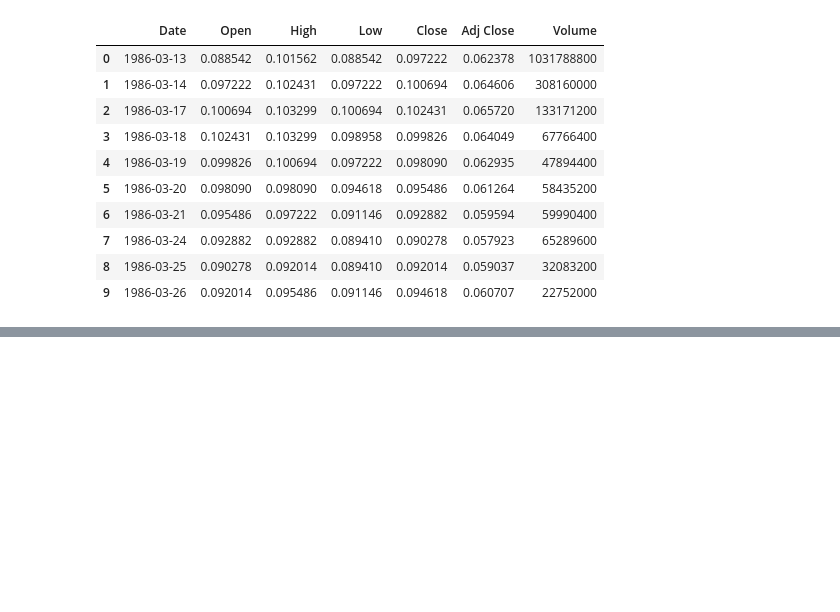
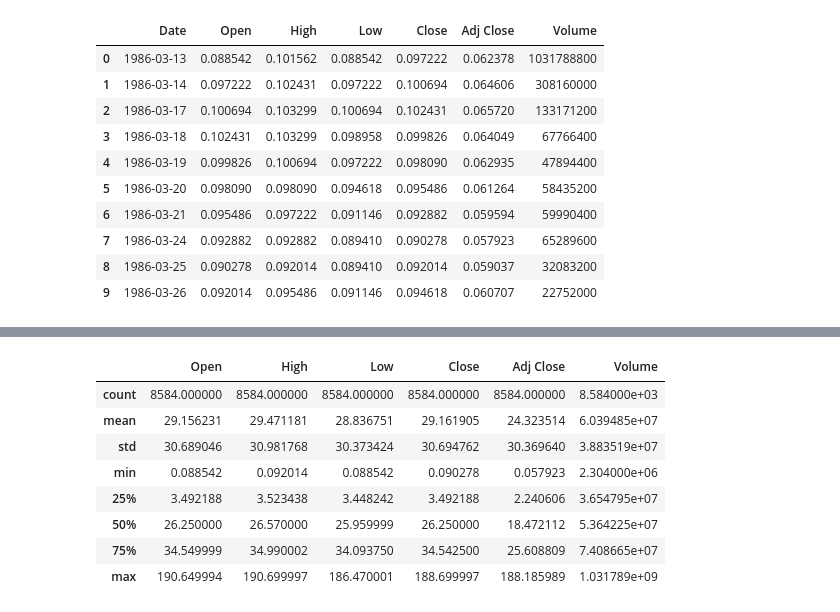
Before and after one commit to aamodini/trading-visualization, a Jupyter notebook: example.ipynb, the cells around one changed output, grey strips where cells are left out. Cells and saved outputs as stored; diff of their text form; code cells hidden in the pictures; blank space fills up the shorter version.

```diff
--- a/example.ipynb
+++ b/example.ipynb
@@ -40,0 +108,12 @@ Solution: Plot those point on a graph and just look at the price fluctions.
+# %%
+df.describe() # is this information helpful in this context?
+# %% [output]
+|  | Open | High | Low | Close | Adj Close | Volume |
+| count | 8584.000000 | 8584.000000 | 8584.000000 | 8584.000000 | 8584.000000 | 8.584000e+03 |
+| mean | 29.156231 | 29.471181 | 28.836751 | 29.161905 | 24.323514 | 6.039485e+07 |
+| std | 30.689046 | 30.981768 | 30.373424 | 30.694762 | 30.369640 | 3.883519e+07 |
+| min | 0.088542 | 0.092014 | 0.088542 | 0.090278 | 0.057923 | 2.304000e+06 |
+| 25% | 3.492188 | 3.523438 | 3.448242 | 3.492188 | 2.240606 | 3.654795e+07 |
+| 50% | 26.250000 | 26.570000 | 25.959999 | 26.250000 | 18.472112 | 5.364225e+07 |
+| 75% | 34.549999 | 34.990002 | 34.093750 | 34.542500 | 25.608809 | 7.408665e+07 |
+| max | 190.649994 | 190.699997 | 186.470001 | 188.699997 | 188.185989 | 1.031789e+09 |
```
Also changed, not shown: parts of 23 cells of this notebook, 1 other file.
